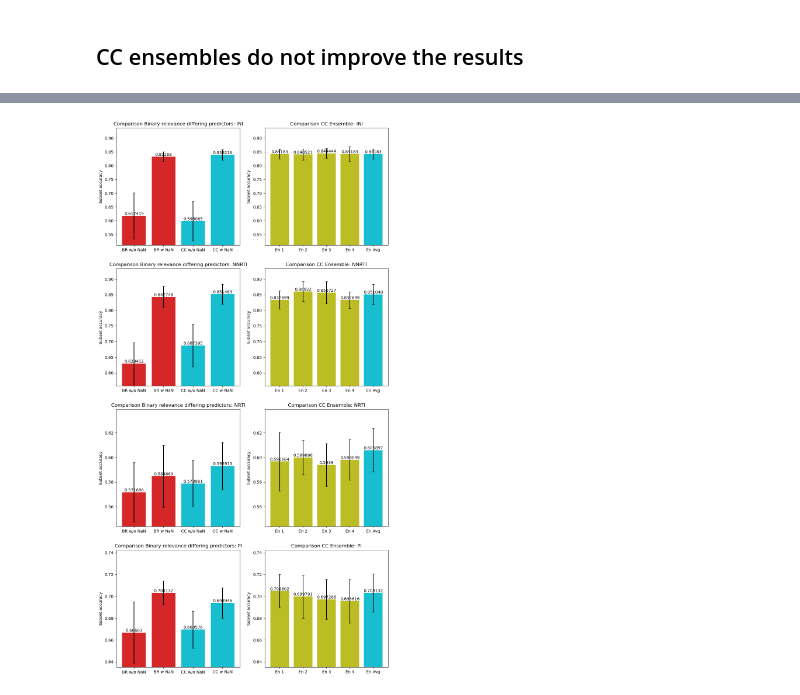
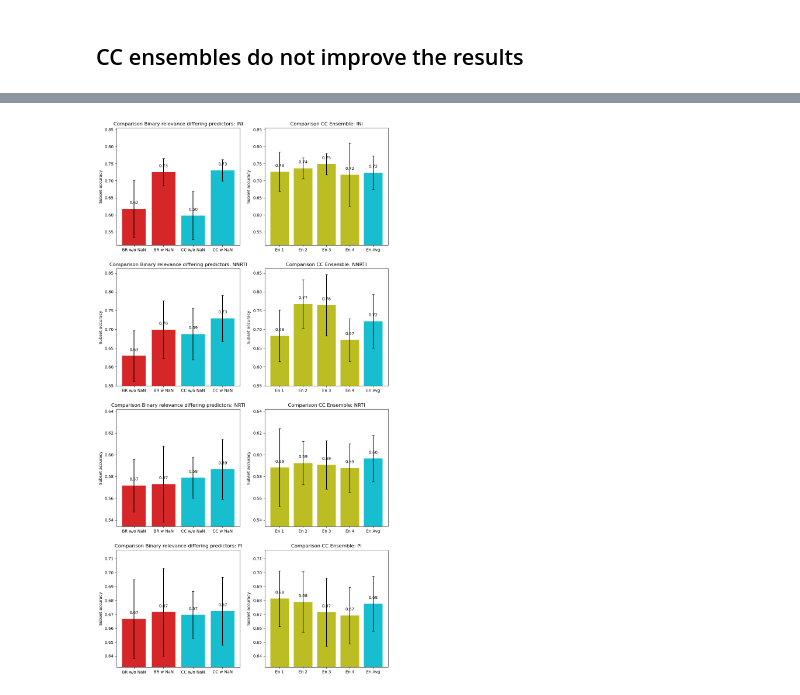
Before and after one commit to FloAvis/Masterthesis_TabPFN_HIV, a Jupyter notebook: statistics/PT_statistics.ipynb, the cells around one changed output, grey strips where cells are left out. Drawn from its saved outputs; the diff is of its cells as text; code cells hidden in the pictures.

Commit message:
Ensemble wo NaN try 6

```diff
--- a/statistics/PT_statistics.ipynb
+++ b/statistics/PT_statistics.ipynb
@@ -237,7 +237,7 @@ for i, drug in enumerate(df_sub_accs_groups_mean.columns.values.tolist()):
 [figure]
 # %%
 
-files = ["Binary_Relevance_5_fold_MOC_prediction_new_save.csv", "Classifier_Chain_5_fold_homebrew_prediction_woNaN_new_save.csv"]
+files = ["Binary_Relevance_probabilities_5_fold_MOC_prediction_new_save.csv", "Classifier_Chain_probabilities_5_fold_homebrew_prediction_woNaN_new_save.csv"]
 
 tmp_roc_auc_mean, tmp_roc_auc_std = result_handler.calc_metrics(filepath_list, files, roc_auc_score,metric_args={"average": "macro"}, drop_na=True)
 
@@ -411,7 +411,7 @@ plt.show()
 [figure]
 # %%
 
-files = ["Binary_Relevance_5_fold_MOC_prediction_new_save.csv", "Binary_Relevance_5_fold_homebrew_prediction_new_save.csv", "Classifier_Chain_5_fold_homebrew_prediction_woNaN_new_save.csv", "Classifier_Chain_5_fold_homebrew_prediction_new_save.csv"]
+files = ["Binary_Relevance_probabilities_5_fold_MOC_prediction_new_save.csv", "Binary_Relevance_probabilities_5_fold_homebrew_prediction_new_save.csv", "Classifier_Chain_probabilities_5_fold_homebrew_prediction_woNaN_new_save.csv", "Classifier_Chain_probabilities_5_fold_homebrew_prediction_new_save.csv"]
 
 tmp_roc_auc_mean, tmp_roc_auc_std = result_handler.calc_metrics(filepath_list, files, roc_auc_score,metric_args={"average": "macro"}, drop_na=True)
 
@@ -658,58 +642,8 @@ for i, drug in enumerate(df_sub_accs_groups_mean.columns.values.tolist()):
 # %%
-#Figure
+drop_na = True
+metric = result_handler.subset_acc
+kwargs = {"nan_mode":"ignore"}
 
-
-models_w_TabPFN = ["BR w/o NaN", "BR w NaN", "CC w/o NaN", "CC w NaN"]
-
-color = ["tab:red"] * 2 + ["tab:cyan"] * 2
-
-ensemble_labels = ["En 1", "En 2", "En 3", "En 4", "En Avg"]
-
-color_en = ["tab:olive"] * 4 + ["tab:cyan"]
-
-fig, axs = plt.subplots(4, 2, figsize=(12, 24))
-
-axs = axs.flatten()
-
-for i, drug in enumerate(df_sub_accs_groups_mean.columns.values.tolist()):
-    j = 2 * i
-    #print(axs[i])
-    #print(i)
-
-    p = axs[j].bar(models_w_TabPFN, df_sub_accs_groups_mean[drug], color=color)
-    axs[j].errorbar(models_w_TabPFN, df_sub_accs_groups_mean[drug], yerr=df_sub_accs_groups_std[drug], capsize=3,
-                    fmt="none", ecolor="black")
-
-    axs[j].bar_label(p, label_type="edge")
-
-    #axs[i].set_xticks(x)
-    #axs[i].set_xticklabels(target_ml["Drug"])
-    axs[j].set_ylabel('Subset accuracy')
-    axs[j].set_ylim(max(0, min((df_ensemble_accs_groups_mean[drug].min() - df_ensemble_accs_groups_std[drug].max()),
-                               (df_sub_accs_groups_mean[drug].min() - df_sub_accs_groups_std[drug].max())) * 0.995),
-                    min(1.0 + df_ensemble_accs_groups_std[drug].max(),
-                        max((df_ensemble_accs_groups_mean[drug].max() + df_ensemble_accs_groups_std[drug].max()),
-                            (df_sub_accs_groups_mean[drug].max() + df_sub_accs_groups_std[drug].max())) * 1.015))
-    axs[j].set_title('Comparison Binary relevance differing predictors: ' + drug)
-
-    p2 = axs[j + 1].bar(ensemble_labels, df_ensemble_accs_groups_mean[drug], color=color_en)
-    axs[j + 1].errorbar(ensemble_labels, df_ensemble_accs_groups_mean[drug], yerr=df_ensemble_accs_groups_std[drug],
-                        capsize=3, fmt="none", ecolor="black")
-
-    axs[j + 1].bar_label(p2, label_type="edge")
-
-    #axs[i].set_xticks(x)
-    #axs[i].set_xticklabels(target_ml["Drug"])
-    axs[j + 1].set_ylabel('Subset accuracy')
-    axs[j + 1].set_ylim(max(0, min((df_ensemble_accs_groups_mean[drug].min() - df_ensemble_accs_groups_std[drug].max()),
-                                   (df_sub_accs_groups_mean[drug].min() - df_sub_accs_groups_std[drug].max())) * 0.995),
-                        min(1.0 + df_ensemble_accs_groups_std[drug].max(),
-                            max((df_ensemble_accs_groups_mean[drug].max() + df_ensemble_accs_groups_std[drug].max()),
-                                (df_sub_accs_groups_mean[drug].max() + df_sub_accs_groups_std[drug].max())) * 1.015))
-    axs[j + 1].set_title('Comparison CC Ensemble: ' + drug)
-
-#plt.savefig("../figures/BR_CC_ensemble_kfold_comparison_own_save.png")
-
-#plt.savefig("../figures/" + filepath_ml.split("/")[-1].split("_")[0] + "_Multilabel_Comparison.png")
+cc_ensemble_stat(files, filename, drop_na, metric, kwargs)
 # %% [output]
-[figure, old version]
+[figure, new version]
```
Also changed, not shown: parts of 7 cells of this notebook, 2 other files.
